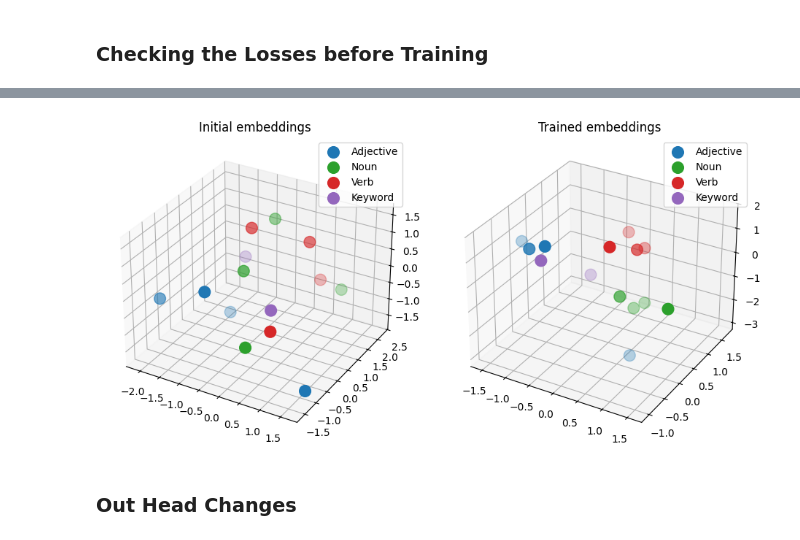
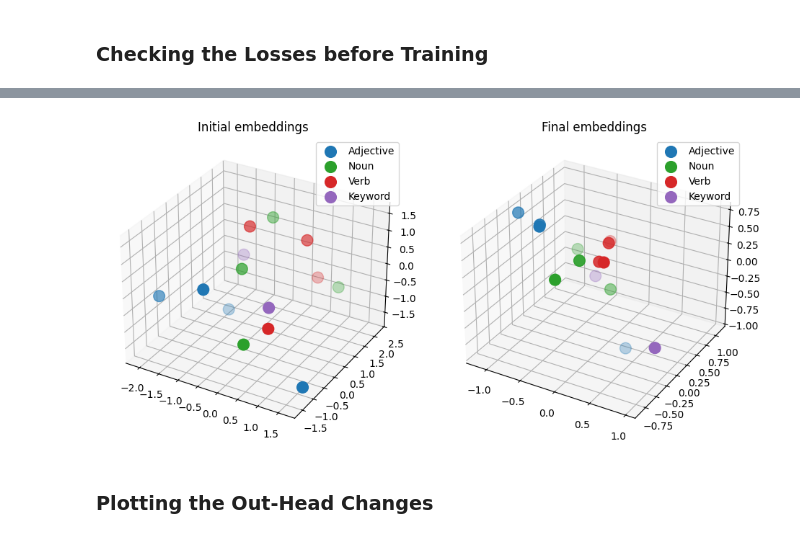
Before and after one commit to elcapo/llm-from-scratch, a Jupyter notebook: 12-word-world.ipynb, the cells around one changed output, grey strips where cells are left out. Cells and saved outputs as stored; diff of their text form; code cells hidden in the pictures.

```diff
--- a/12-word-world.ipynb
+++ b/12-word-world.ipynb
@@ -57,9 +62,12 @@ text_data
 preprocessor = Preprocessor()
 source = preprocessor.preprocess(text_data)
 tokenizer = SimpleTokenizer(source)
+vocab_size = len(tokenizer.str_to_int)
 
-print("Vocabulary size", len(tokenizer.str_to_int))
 print("Sentences", len(twelve_word_world))
 print("Total characters", len(text_data))
 print("Total tokens", len(tokenizer.encode(text_data)))
+print("Vocabulary size", vocab_size)
+
+tokenizer.int_to_str
 # %% [output]
@@ -103,11 +108,12 @@ from scratch.gpt_config import GptConfig
 from scratch.gpt_model import GptModel
 
 config = GptConfig(
-    vocab_size = len(tokenizer.str_to_int),
+    vocab_size = vocab_size,
     context_length = context_length,
     embedding_dimension = 3,
     head_count = 1,
     layer_count = 1,
+    forward_layer_size = 1,
     drop_rate = 0,
     qkv_bias = False
 )
@@ -377,47 +424,15 @@ plot_umap_embedding_changes()
 # %%
 # Apparently only one chart can be rendered as an interactive widget at a time.
 # Change this to %matplotlib widget to make this chart interactive.
 # When you are done, set it back to %matplotlib inline.
 %matplotlib inline
 
-def scat_3d_embeddings(ax: Axes, embeddings: torch.tensor, title: str):
-    groups = np.array(list(classification.values()))
-    for group in np.unique(groups):
-        index = np.where(groups == group)
-        ax.scatter(
-            embeddings[index][:, 0].detach().numpy(),
-            embeddings[index][:, 1].detach().numpy(),
-            embeddings[index][:, 2].detach().numpy(),
-            s = 128,
-            c = colors[group],
-            label = classes[group]
-        )
-    ax.legend()
-    ax.set_title(title)
-
-def plot_3d_embedding_differences():
-    plt.clf()
-    fig = plt.figure(1, 2)
-
-    ax1 = fig.add_subplot(1, 2, 1, projection='3d')
-    ax2 = fig.add_subplot(1, 2, 2, projection='3d')
-
-    fig.set_figwidth(10)
-    fig.set_figheight(6)
-    fig.set_dpi(100)
-    fig.tight_layout(pad=4)
-
-    scat_3d_embeddings(ax1, initial_embeddings, "Initial embeddings")
-    scat_3d_embeddings(ax2, trained_embeddings, "Trained embeddings")
-
-    plt.show()
-
 if config.embedding_dimension == 3:
-    plot_3d_embedding_differences()
+    compare_3d_plots(initial_embeddings, trained_embeddings, "Initial embeddings", "Final embeddings")
 # %% [output]
-[figure, old version]
+[figure, new version]
 # %% [markdown]
-### Out Head Changes
+### Plotting the Out-Head Changes
 # %%
 trained_out_head = model.out_head.weight.clone().to("cpu")
 # %%
```
Also changed, not shown: parts of 35 cells of this notebook, 3 other files.
